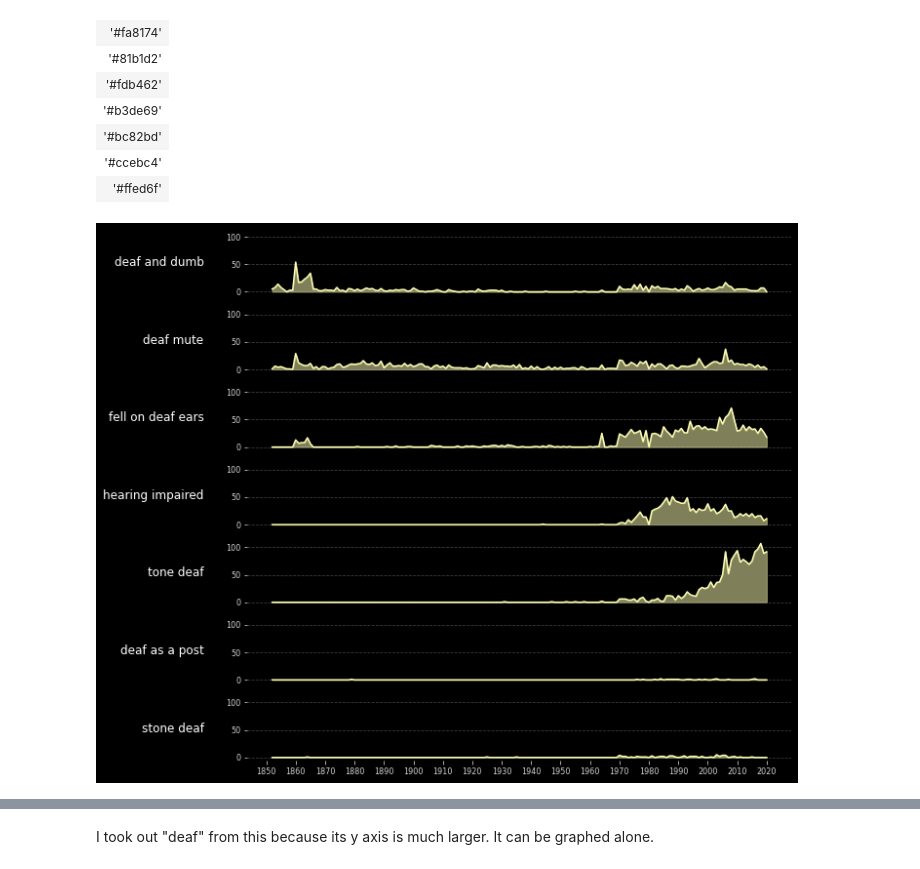
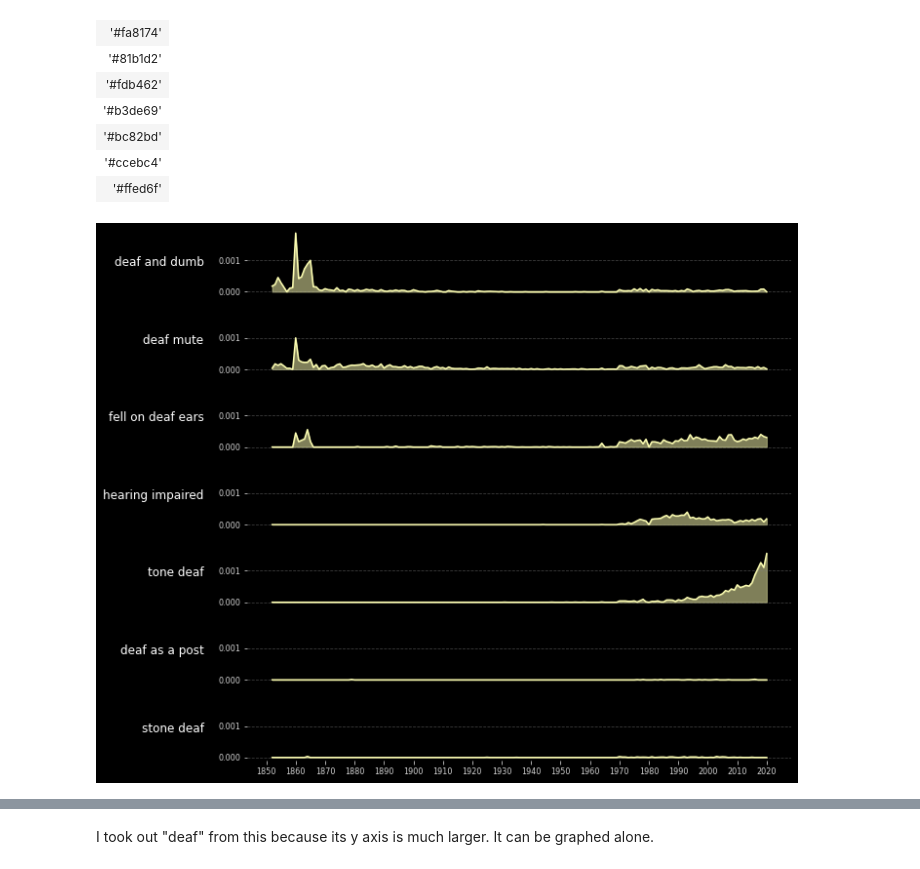
Before and after one commit to briennakh/nyt-deaf, a Jupyter notebook: explore_data.ipynb, the cells around one changed output, grey strips where cells are left out. Saved outputs shown, nothing was run; the diff lists cells and outputs as text; code cells hidden in the pictures.

```diff
--- a/explore_data.ipynb
+++ b/explore_data.ipynb
@@ -57,0 +86,3 @@ all_data
+# %%
+all_data_df = pd.DataFrame(all_data)
+all_data_df
@@ -61,0 +123,3 @@ phrase_data[~phrase_data['headline'].isin(all_data['headline'])]
+# %%
+all_x, all_y = generate_xy(all_data_df)
+x, y = generate_xy(phrase_data)
@@ -61,0 +138,7 @@ phrase_data[~phrase_data['headline'].isin(all_data['headline'])]
+# %%
+fig, ax = plt.subplots(figsize=(10, 4))
+ax.plot(x, y/all_y)
+ax.fill_between(x, y/all_y, alpha=0.5)
+ax.set_ylabel('percentage of total')
+ax.set_xticks(np.arange(1850, max(x)+1, 10))
+ax.tick_params(axis='both', colors='lightgray', labelsize=8)
@@ -69,7 +190,7 @@ def generate_xy(df, phrase=None):
         df = df[df[phrase]]
     years = df.groupby(df['date'].dt.year).count().reindex(list(range(1852, 2021)), fill_value=0)
     x = years.index
-    y = years['headline']
+    y = years['id']
     return x, y
 # %% [markdown]
 Generate a graph for each phrase.
@@ -91,24 +212,24 @@ ncolors
 # %%
 fig, axarr = plt.subplots(nrows=len(phrases)-1, ncols=1, figsize=(10, 10), sharey=True)
 fig.subplots_adjust(hspace=0.2, wspace=0)
 
 for i, ax in enumerate(axarr.reshape(-1)):
     ax.set_title(phrases[i].replace('_', ' '), x=-0.08, y=0.35, fontdict={'horizontalalignment': 'right'})
     x, y = generate_xy(phrase_data, phrases[i])
-    ax.plot(x, y, color='#feffb3')
-    ax.fill_between(x, y, alpha=0.5, color='#feffb3')
+    ax.plot(x, y/all_y, color='#feffb3')
+    ax.fill_between(x, y/all_y, alpha=0.5, color='#feffb3')
     ax.set_xticks(np.arange(1850, max(x)+1, 10))
     ax.tick_params(axis='both', colors='lightgray', labelsize=8)
     ax.grid(axis='y', color='gray', linestyle='--', alpha=0.5)
 
     # Remove x axis
     if i != len(axarr) - 1:
         ax.xaxis.set_visible(False)
 
     # Remove frame
     for spine in ax.spines.values():
         spine.set_visible(False)
 
 plt.show()
 # %% [output]
-[figure, old version]
+[figure, new version]
```
Also changed, not shown: parts of 58 cells of this notebook.
